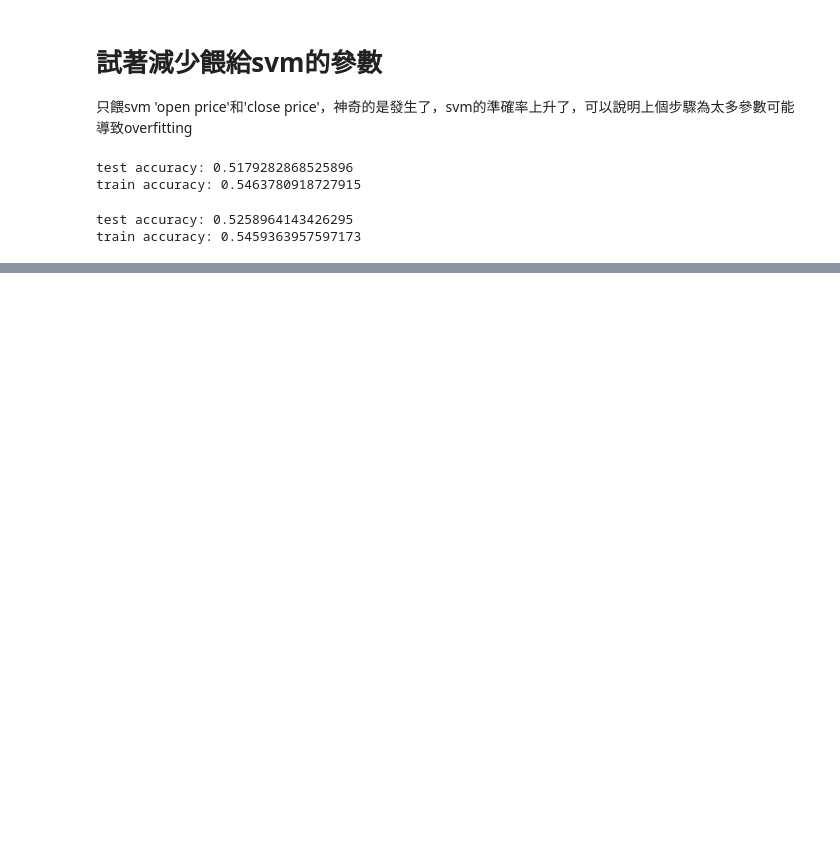
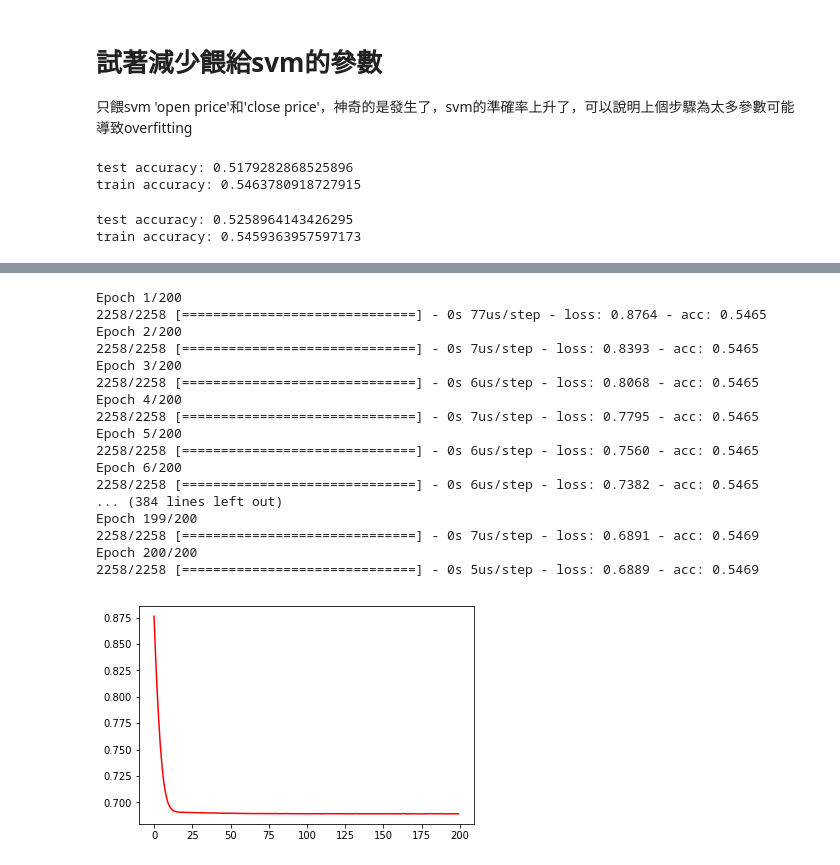
Before and after one commit to yuyingg0921/fda-hw, a Jupyter notebook: hw3/stock-predict.ipynb, the cells around one changed output, grey strips where cells are left out. Drawn from its saved outputs; the diff is of its cells as text; code cells hidden in the pictures; blank space fills up the shorter version.

```diff
--- a/hw3/stock-predict.ipynb
+++ b/hw3/stock-predict.ipynb
@@ -305,0 +649,5 @@ stock_data.describe()
+# %%
+x_train_new = x_train[4:2262]
+y_train_new = y_train[4:2262]
+x_test_new = x_test[4:251]
+y_test_new = y_test[4:251]
@@ -305,0 +657,55 @@ stock_data.describe()
+# %%
+hidden_units = 20
+activation = 'sigmoid'
+penalize = 0.01
+learning_rate = 0.001
+epochs = 200
+batch_size = 200
+
+model = models.Sequential()
+
+
+# hidden layer
+model.add(layers.Dense(input_dim = 25,
+                       units = hidden_units,
+                       activation=activation))
+
+# output layer
+model.add(layers.Dense(input_dim = hidden_units,
+                       units = 1,
+                       activation=activation))
+
+# loss function and optimizer
+model.compile(loss='binary_crossentropy',
+              optimizer=optimizers.Adam(lr=learning_rate),
+              metrics=['accuracy'])
+
+history = model.fit(x_train_new, y_train_new['move close'], epochs=epochs, batch_size=batch_size)
+
+losses = history.history['loss']
+plt.plot(range(len(losses)), losses, 'r')
+plt.show()
+
+train_acc = model.evaluate(x_train_new, y_train_new['move close'], batch_size = batch_size)[1]
+print('train accuracy: %s' % train_acc)
+test_acc = model.evaluate(x_test_new, y_test_new['move close'], batch_size = 32)[1]
+print('test accuracy: %s' % test_acc)
+# %% [output]
+Epoch 1/200
+2258/2258 [==============================] - 0s 77us/step - loss: 0.8764 - acc: 0.5465
+Epoch 2/200
+2258/2258 [==============================] - 0s 7us/step - loss: 0.8393 - acc: 0.5465
+Epoch 3/200
+2258/2258 [==============================] - 0s 6us/step - loss: 0.8068 - acc: 0.5465
+Epoch 4/200
+2258/2258 [==============================] - 0s 7us/step - loss: 0.7795 - acc: 0.5465
+Epoch 5/200
+2258/2258 [==============================] - 0s 6us/step - loss: 0.7560 - acc: 0.5465
+Epoch 6/200
+2258/2258 [==============================] - 0s 6us/step - loss: 0.7382 - acc: 0.5465
+... (384 lines left out)
+Epoch 199/200
+2258/2258 [==============================] - 0s 7us/step - loss: 0.6891 - acc: 0.5469
+Epoch 200/200
+2258/2258 [==============================] - 0s 5us/step - loss: 0.6889 - acc: 0.5469
+[figure, added]
```
Also changed, not shown: parts of 32 cells of this notebook.
